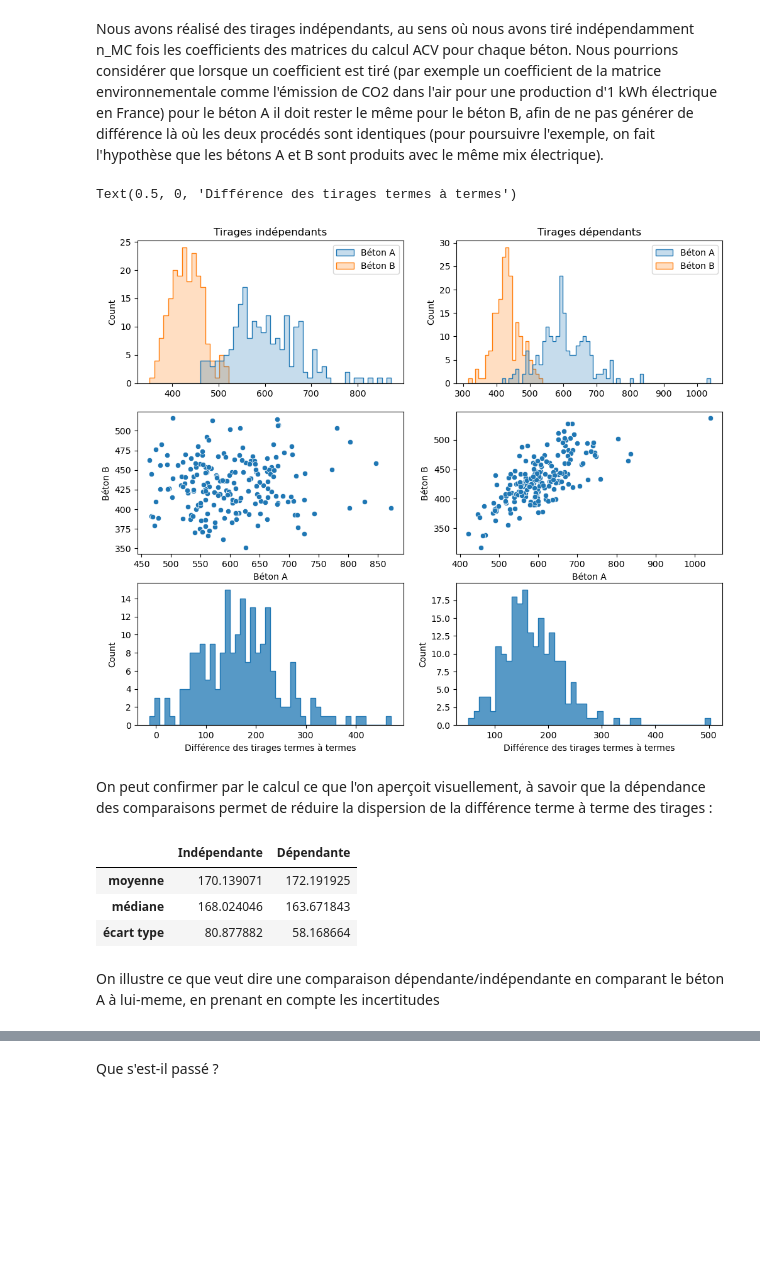
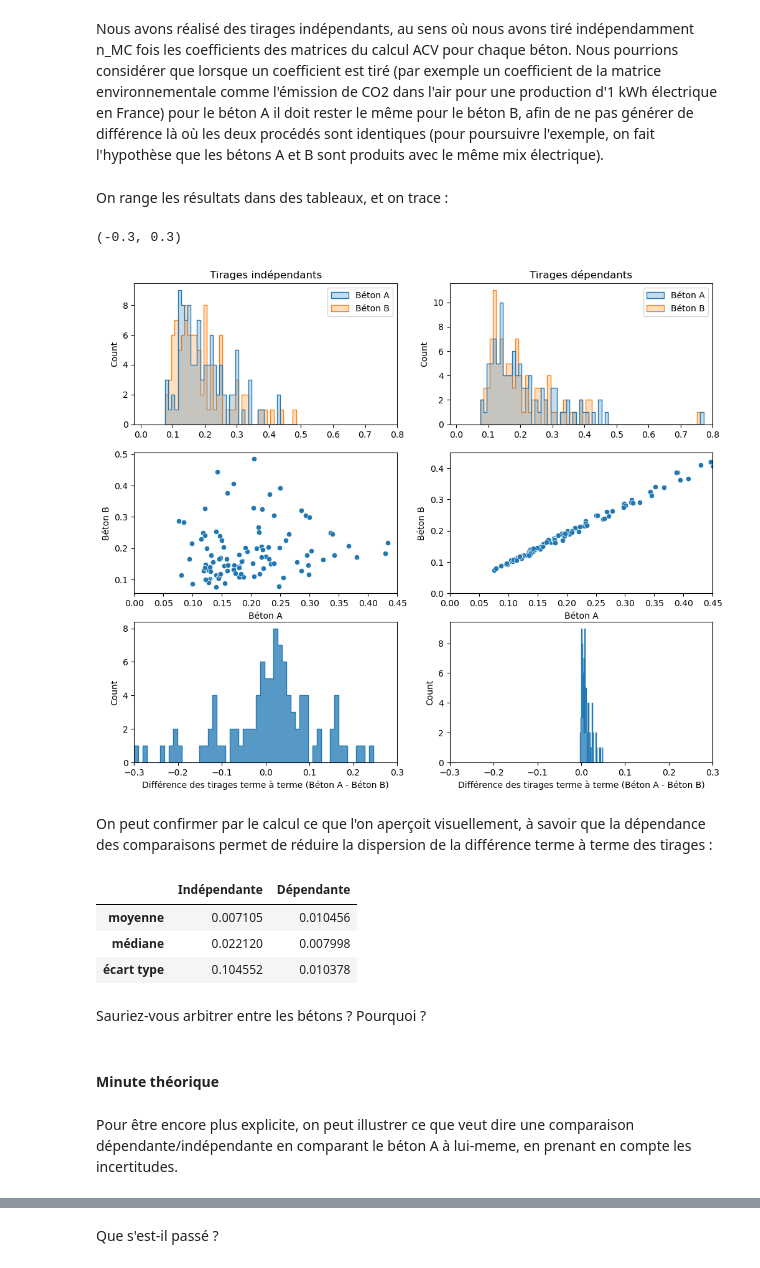
Before and after one commit to tchevilliet/ANCYV_2025, a Jupyter notebook: 4_Analyse_d_incertitudes.ipynb, the cells around one changed output, grey strips where cells are left out. Drawn from its saved outputs; the diff is of its cells as text; code cells hidden in the pictures; blank space fills up the shorter version.

Commit message:
notebook incertitudes terminé

```diff
--- a/4_Analyse_d_incertitudes.ipynb
+++ b/4_Analyse_d_incertitudes.ipynb
@@ -10,7 +10,7 @@ import numpy as np
 import seaborn as sns
 import matplotlib.pyplot as plt
 
-bd.projects.set_current('2025-06-10_ecoinvent_311')
+bd.projects.set_current('project_ecoinvent_311')
 eidb = bd.Database('ecoinvent-3.11-cutoff')
 biodb = bd.Database('ecoinvent-3.11-biosphere')
 fgdb = bd.Database('betons_armes')
@@ -18,4 +18,5 @@ fgdb = bd.Database('betons_armes')
 beton_A = fgdb.search("Béton A")[0]
 meth = [m for m in bd.methods if 'EF v3.1' in m[1] and 'no LT' not in m[1]]
 gwp100 = [ind for ind in meth if 'GWP100' in str(ind) and 'biogenic' not in str(ind) and 'fossil' not in str(ind) and 'land' not in str(ind)][0]
+fw_eutro = [ind for ind in meth if 'eutrophication' in str(ind).lower() and 'freshwater' in str(ind).lower()][0]
 # %% [markdown]
@@ -27,7 +28,7 @@ Nous réalisons peu de lancers de Monte-Carlo (200) par économie de temps.
 # %%
-n_MC = 200
-lca_unc_A = bc.LCA(demand={beton_A.id : 1.0},method=gwp100,use_distributions=True) # L'argument use_distribution=True indique de préparer les matrices pour des tirages aléatoires
+n_MC = 100
+lca_unc_A = bc.LCA(demand={beton_A.id : 1.0},method=fw_eutro,use_distributions=True) # L'argument use_distribution=True indique de préparer les matrices pour des tirages aléatoires
 lca_unc_A.lci()
 lca_unc_A.lcia()
 
-scores_A = [lca_unc_A.score for _ in zip(lca_unc_A,range(n_MC))]
+scores_A = [lca_unc_A.score for _ in zip(lca_unc_A,range(n_MC))] #compréhension de liste où "_" itère sur lca_unc_A et range(n_MC) jusqu'à ce que l'un des deux soit entièrement parcouru.
@@ -101,5 +157,6 @@ On peut commencer par faire des tirages alétoires sur l'indice de potentiel de
 # %%
-lca_unc_B = bc.LCA(demand={beton_B.id : 1.0},method=gwp100,use_distributions=True) # L'argument use_distribution=True indique de préparer les matrices pour des tirages aléatoires
+n_MC = 100
+lca_unc_B = bc.LCA(demand={beton_B.id : 1.0},method=fw_eutro,use_distributions=True) # L'argument use_distribution=True indique de préparer les matrices pour des tirages aléatoires
 lca_unc_B.lci()
 lca_unc_B.lcia()
 
@@ -124,17 +210,18 @@ Qu'en pensez-vous ? Sauriez-vous arbitrer entre ces deux bétons ?
 Nous avons réalisé des tirages indépendants, au sens où nous avons tiré indépendamment n_MC fois les coefficients des matrices du calcul ACV pour chaque béton. Nous pourrions considérer que lorsque un coefficient est tiré (par exemple un coefficient de la matrice environnementale comme l'émission de CO2 dans l'air pour une production d'1 kWh électrique en France) pour le béton A il doit rester le même pour le béton B, afin de  ne pas générer de différence là où les deux procédés sont identiques (pour poursuivre l'exemple, on fait l'hypothèse que les bétons A et B sont produits avec le même mix électrique).
 # %%
 demands = [{beton_A.id : 1.0},{beton_B.id : 1.0}] # liste des demandes
-lca = bc.LCA(demand=demands[0],method=gwp100,use_distributions=True) # On initialise l'ACV, la demande ici importe peu
+lca = bc.LCA(demand=demands[0],method=fw_eutro,use_distributions=True) # On initialise l'ACV, la demande ici importe peu
 lca.lci()
 lca.lcia()
 tirages = {'Béton A' : [],'Béton B' : []} # dictionnaire de listes vides dans lesquelles on stockera les résultats
 
 for _ in range(n_MC) : # On fait n_MC tirages
     next(lca) # On tire les matrices
-    tmp = [] # On crée une liste temporaire pour stocker les résultats sur les deux demandes
-    lca.redo_lcia(demands[0])
+    lca.redo_lcia(demands[0]) # On calcule la matrice d'inventaire caractérisée pour la demande spécifiée
     tirages['Béton A' ].append(lca.score)
-    lca.redo_lcia(demands[1])
+    lca.redo_lcia(demands[1]) # On calcule la matrice d'inventaire caractérisée pour la demande spécifiée, sans changer les matrices A, B et C !!!!!!
     tirages['Béton B' ].append(lca.score)
+# %% [markdown]
+On range les résultats dans des tableaux, et on trace :
 # %%
 df_comp_dep = pd.DataFrame(tirages)
@@ -146,20 +229,25 @@ df_comp_inde = pd.DataFrame({'Béton A':scores_A,'Béton B':scores_B,})
 # %%
 fig, ax = plt.subplots(3,2,figsize=(12,10))
-sns.histplot(df_comp_inde,element='step',ax=ax[0,0],binwidth=10)
-sns.histplot(df_comp_dep,element='step',ax=ax[0,1],binwidth=10)
+sns.histplot(df_comp_inde,element='step',ax=ax[0,0],binwidth=0.01)
+sns.histplot(df_comp_dep,element='step',ax=ax[0,1],binwidth=0.01)
 sns.scatterplot(df_comp_inde,x='Béton A',y='Béton B',ax=ax[1,0])
 sns.scatterplot(df_comp_dep,x='Béton A',y='Béton B',ax=ax[1,1])
-sns.histplot(df_comp_inde['Béton A']-df_comp_inde['Béton B'],element='step',ax=ax[2,0],binwidth=10)
-sns.histplot(df_comp_dep['Béton A']-df_comp_dep['Béton B'],element='step',ax=ax[2,1],binwidth=10)
+sns.histplot(df_comp_inde['Béton A']-df_comp_inde['Béton B'],element='step',ax=ax[2,0],binwidth=0.01)
+sns.histplot(df_comp_dep['Béton A']-df_comp_dep['Béton B'],element='step',ax=ax[2,1],binwidth=0.001)
 ax[0,0].set_title(f"Tirages indépendants")
-ax[0,0].set_xlim(300,900)
+ax[0,0].set_xlim(-0.02,0.8)
 ax[0,1].set_title(f"Tirages dépendants")
-ax[0,1].set_xlim(300,900)
-ax[2,0].set_xlabel(f"Différence des tirages termes à termes")
-ax[2,1].set_xlabel(f"Différence des tirages termes à termes")
+ax[0,1].set_xlim(-0.02,0.8)
+ax[1,0].set_xlim(0,0.45)
+ax[1,1].set_xlim(0,0.45)
+ax[1,1].set_ylim(0,0.45)
+ax[2,0].set_xlabel(f"Différence des tirages terme à terme (Béton A - Béton B)")
+ax[2,0].set_xlim(-0.3,0.3)
+ax[2,1].set_xlabel(f"Différence des tirages terme à terme (Béton A - Béton B)")
+ax[2,1].set_xlim(-0.3,0.3)
 # %% [output]
-Text(0.5, 0, 'Différence des tirages termes à termes')
+(-0.3, 0.3)
-[figure, old version]
+[figure, new version]
 # %% [markdown]
 On peut confirmer par le calcul ce que l'on aperçoit visuellement, à savoir que la dépendance des comparaisons permet de réduire la dispersion de la différence terme à terme des tirages :
 # %%
@@ -171,10 +259,14 @@ df_stats['Dépendante'] = [np.mean(delta_dep),np.median(delta_dep),np.std(delta_
 df_stats
 # %% [output]
 |  | Indépendante | Dépendante |
-| moyenne | 170.139071 | 172.191925 |
-| médiane | 168.024046 | 163.671843 |
-| écart type | 80.877882 | 58.168664 |
+| moyenne | 0.007105 | 0.010456 |
+| médiane | 0.022120 | 0.007998 |
+| écart type | 0.104552 | 0.010378 |
+# %% [markdown]
+Sauriez-vous arbitrer entre les bétons ? Pourquoi ?
+# %% [markdown]
+#### Minute théorique
 # %% [markdown]
-On illustre ce que veut dire une comparaison dépendante/indépendante en comparant le béton A à lui-meme, en prenant en compte les incertitudes
+Pour être encore plus explicite, on peut illustrer ce que veut dire une comparaison dépendante/indépendante en comparant le béton A à lui-meme, en prenant en compte les incertitudes.
 # %%
 demand = {beton_A.id : 1.0} # liste des demandes
```
Also changed, not shown: parts of 48 cells of this notebook, 10 other files.
